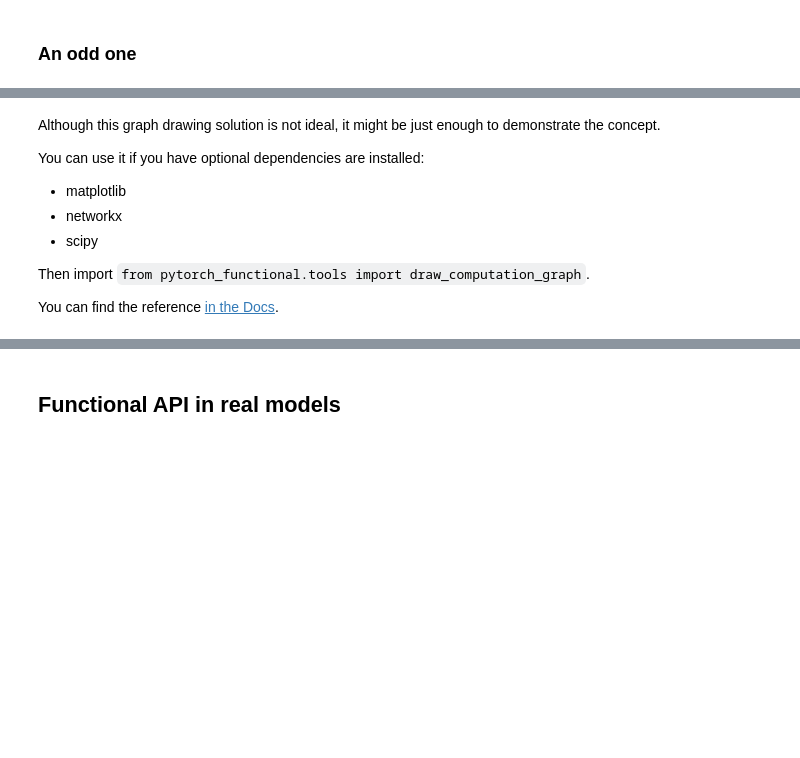
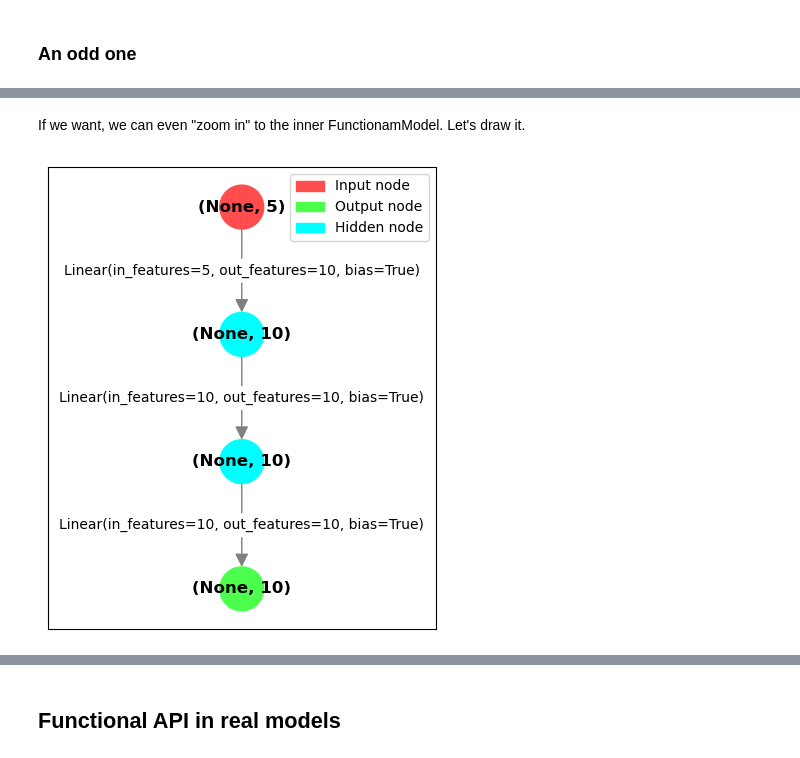
Before and after one commit to sjmikler/pytorch-symbolic, a Jupyter notebook: gentle-introduction.ipynb, the cells around one changed output, grey strips where cells are left out. Drawn from its saved outputs; the diff is of its cells as text; code cells hidden in the pictures; blank space fills up the shorter version.

```diff
--- a/gentle-introduction.ipynb
+++ b/gentle-introduction.ipynb
@@ -236,12 +246,7 @@ draw_computation_graph(model=model, rotate=False)
-# %% [markdown]
-Although this graph drawing solution is not ideal, it might be just enough to demonstrate the concept.
-
-You can use it if you have optional dependencies are installed:
-
-* matplotlib
-* networkx
-* scipy
-
-Then import `from pytorch_functional.tools import draw_computation_graph`.
-
-You can find the reference [in the Docs](https://pytorch-functional.readthedocs.io/en/latest/Reference/tools/).
+# %% [markdown]
+If we want, we can even "zoom in" to the inner FunctionamModel. Let's draw it.
+# %%
+plt.figure(figsize=(5, 6))
+graph_algorithms.draw_graph(model=towers[0])
+# %% [output]
+[figure, added]
```
Also changed, not shown: parts of 24 cells of this notebook, 8 other files.
